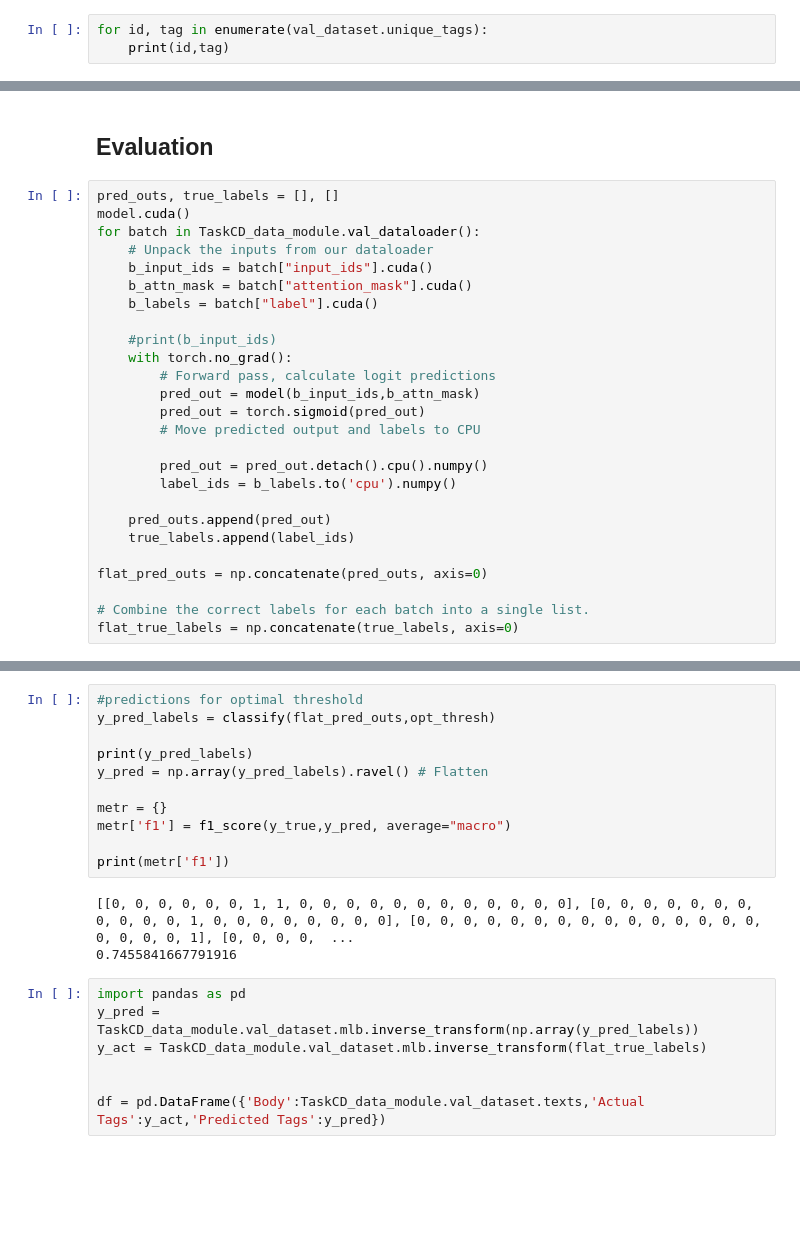
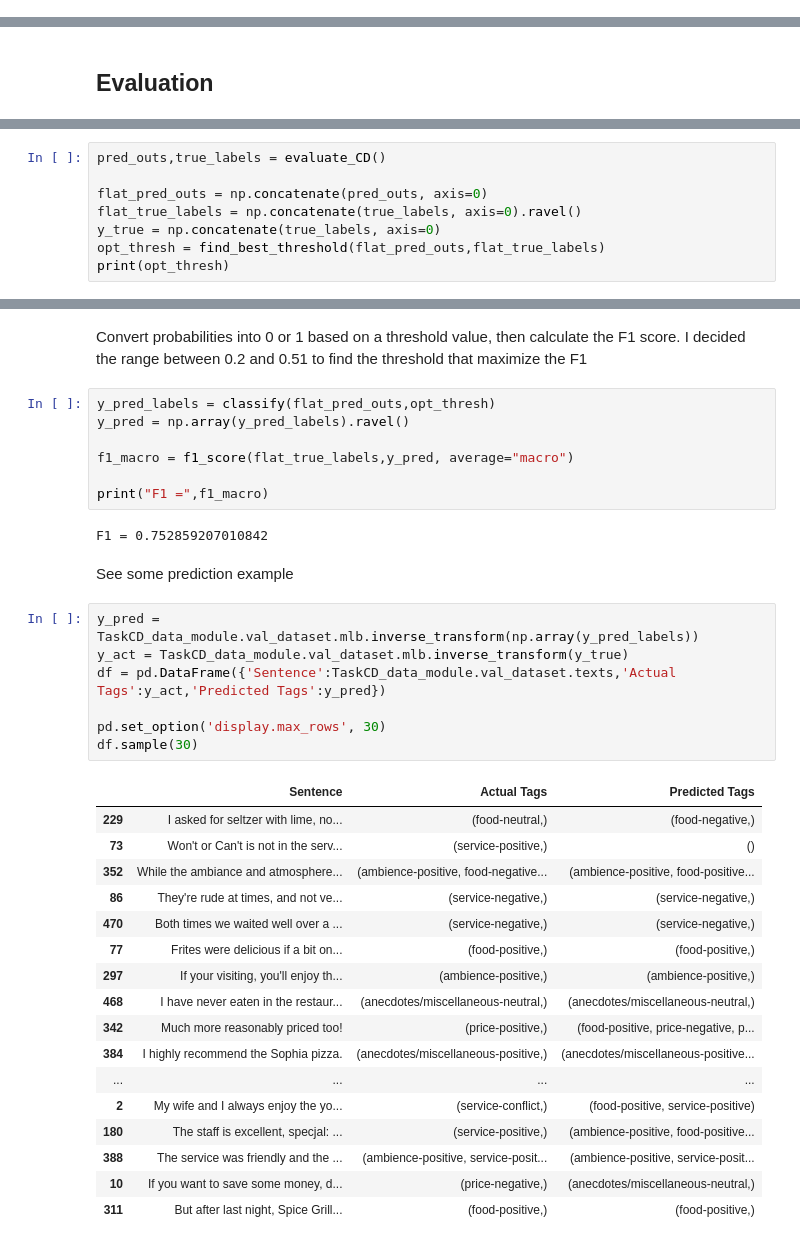
Before and after one commit to LuigiSigillo/nlp2021-hw, a Jupyter notebook: nlp2021-hw2/hw2/stud/nlp_hw2.ipynb, the cells around one changed output, grey strips where cells are left out. Cells and saved outputs as stored; diff of their text form; blank space fills up the shorter version.

Commit message:
last?

```diff
--- a/nlp2021-hw2/hw2/stud/nlp_hw2.ipynb
+++ b/nlp2021-hw2/hw2/stud/nlp_hw2.ipynb
@@ -1788,3 +1553,0 @@ val_dataset = TransformersDataset(dataset_folder+"/laptops_dev.json",dataset_fol
-# %%
-for id, tag in enumerate(val_dataset.unique_tags):
-    print(id,tag)
@@ -2493,28 +2589,2 @@ LOCAL_RANK: 0 - CUDA_VISIBLE_DEVICES: [0]
 # %% [markdown]
 ## Evaluation
-# %%
-pred_outs, true_labels = [], []
-model.cuda()
-for batch in TaskCD_data_module.val_dataloader():
-    # Unpack the inputs from our dataloader
-    b_input_ids = batch["input_ids"].cuda()
-    b_attn_mask = batch["attention_mask"].cuda()
-    b_labels = batch["label"].cuda()
-
-    #print(b_input_ids)
-    with torch.no_grad():
-        # Forward pass, calculate logit predictions
-        pred_out = model(b_input_ids,b_attn_mask)
-        pred_out = torch.sigmoid(pred_out)
-        # Move predicted output and labels to CPU
-
-        pred_out = pred_out.detach().cpu().numpy()
-        label_ids = b_labels.to('cpu').numpy()
-
-    pred_outs.append(pred_out)
-    true_labels.append(label_ids)
-
-flat_pred_outs = np.concatenate(pred_outs, axis=0)
-
-# Combine the correct labels for each batch into a single list.
-flat_true_labels = np.concatenate(true_labels, axis=0)
@@ -2560,0 +2638,8 @@ Optimal Threshold Value = 0.23000000000000004
+# %%
+pred_outs,true_labels = evaluate_CD()
+
+flat_pred_outs = np.concatenate(pred_outs, axis=0)
+flat_true_labels = np.concatenate(true_labels, axis=0).ravel()
+y_true = np.concatenate(true_labels, axis=0)
+opt_thresh = find_best_threshold(flat_pred_outs,flat_true_labels)
+print(opt_thresh)
@@ -2561,21 +2648,38 @@ Optimal Threshold Value = 0.23000000000000004
+# %% [markdown]
+Convert probabilities into 0 or 1 based on a threshold value, then calculate the F1 score. I decided the range between 0.2 and 0.51 to find the threshold that maximize the F1
 # %%
-#predictions for optimal threshold
 y_pred_labels = classify(flat_pred_outs,opt_thresh)
+y_pred = np.array(y_pred_labels).ravel()
 
-print(y_pred_labels)
-y_pred = np.array(y_pred_labels).ravel() # Flatten
+f1_macro = f1_score(flat_true_labels,y_pred, average="macro")
 
-metr = {}
-metr['f1'] = f1_score(y_true,y_pred, average="macro")
-
-print(metr['f1'])
+print("F1 =",f1_macro)
 # %% [output]
-[[0, 0, 0, 0, 0, 0, 1, 1, 0, 0, 0, 0, 0, 0, 0, 0, 0, 0, 0, 0], [0, 0, 0, 0, 0, 0, 0, 0, 0, 0, 0, 1, 0, 0, 0, 0, 0, 0, 0, 0], [0, 0, 0, 0, 0, 0, 0, 0, 0, 0, 0, 0, 0, 0, 0, 0, 0, 0, 0, 1], [0, 0, 0, 0,  ...
-0.7455841667791916
+F1 = 0.752859207010842
+# %% [markdown]
+See some prediction example
 # %%
-import pandas as pd
 y_pred = TaskCD_data_module.val_dataset.mlb.inverse_transform(np.array(y_pred_labels))
-y_act = TaskCD_data_module.val_dataset.mlb.inverse_transform(flat_true_labels)
+y_act = TaskCD_data_module.val_dataset.mlb.inverse_transform(y_true)
+df = pd.DataFrame({'Sentence':TaskCD_data_module.val_dataset.texts,'Actual Tags':y_act,'Predicted Tags':y_pred})
 
-
-df = pd.DataFrame({'Body':TaskCD_data_module.val_dataset.texts,'Actual Tags':y_act,'Predicted Tags':y_pred})
+pd.set_option('display.max_rows', 30)
+df.sample(30)
+# %% [output]
+|  | Sentence | Actual Tags | Predicted Tags |
+| 229 | I asked for seltzer with lime, no... | (food-neutral,) | (food-negative,) |
+| 73 | Won't or Can't is not in the serv... | (service-positive,) | () |
+| 352 | While the ambiance and atmosphere... | (ambience-positive, food-negative... | (ambience-positive, food-positive... |
+| 86 | They're rude at times, and not ve... | (service-negative,) | (service-negative,) |
+| 470 | Both times we waited well over a ... | (service-negative,) | (service-negative,) |
+| 77 | Frites were delicious if a bit on... | (food-positive,) | (food-positive,) |
+| 297 | If your visiting, you'll enjoy th... | (ambience-positive,) | (ambience-positive,) |
+| 468 | I have never eaten in the restaur... | (anecdotes/miscellaneous-neutral,) | (anecdotes/miscellaneous-neutral,) |
+| 342 | Much more reasonably priced too! | (price-positive,) | (food-positive, price-negative, p... |
+| 384 | I highly recommend the Sophia pizza. | (anecdotes/miscellaneous-positive,) | (anecdotes/miscellaneous-positive... |
+| ... | ... | ... | ... |
+| 2 | My wife and I always enjoy the yo... | (service-conflict,) | (food-positive, service-positive) |
+| 180 | The staff is excellent, specjal: ... | (service-positive,) | (ambience-positive, food-positive... |
+| 388 | The service was friendly and the ... | (ambience-positive, service-posit... | (ambience-positive, service-posit... |
+| 10 | If you want to save some money, d... | (price-negative,) | (anecdotes/miscellaneous-neutral,) |
+| 311 | But after last night, Spice Grill... | (food-positive,) | (food-positive,) |
```
Also changed, not shown: parts of 124 cells of this notebook, 3 other files.
